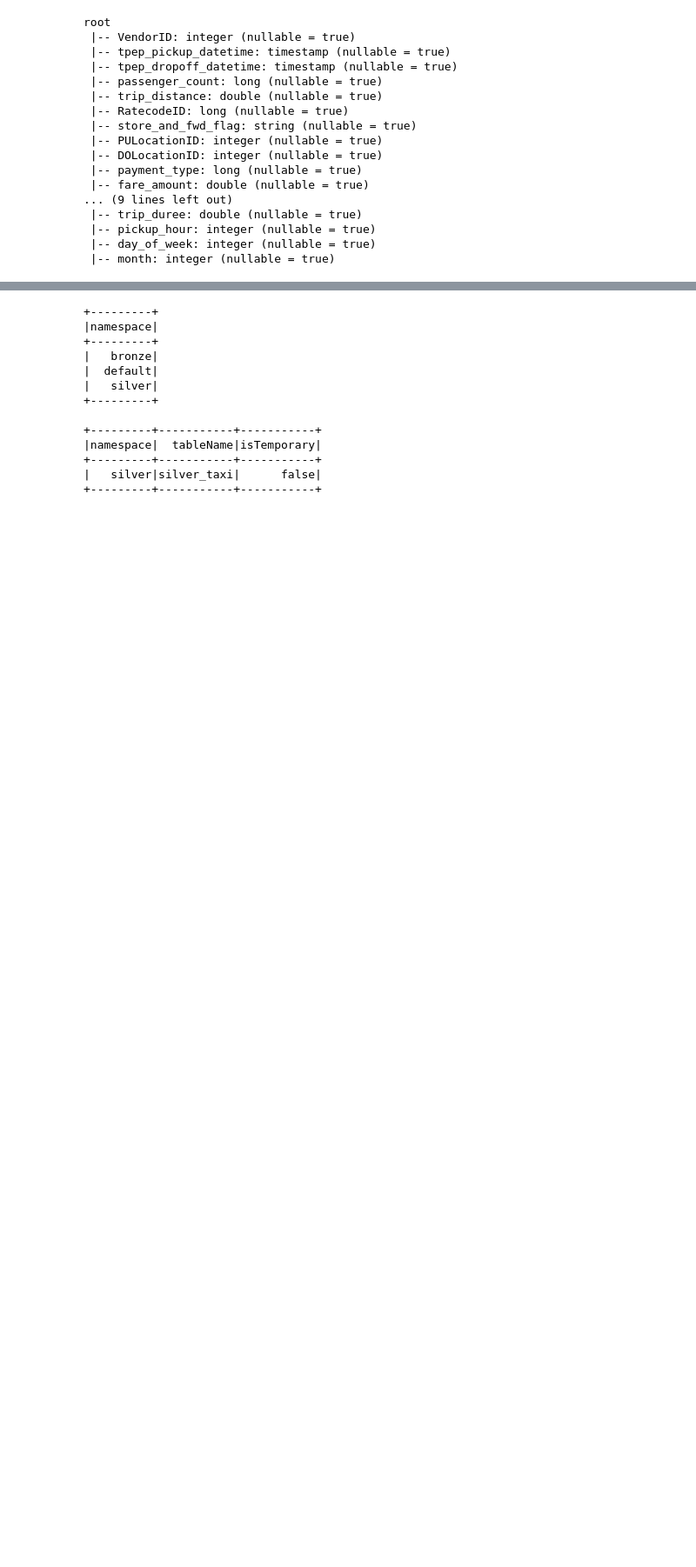
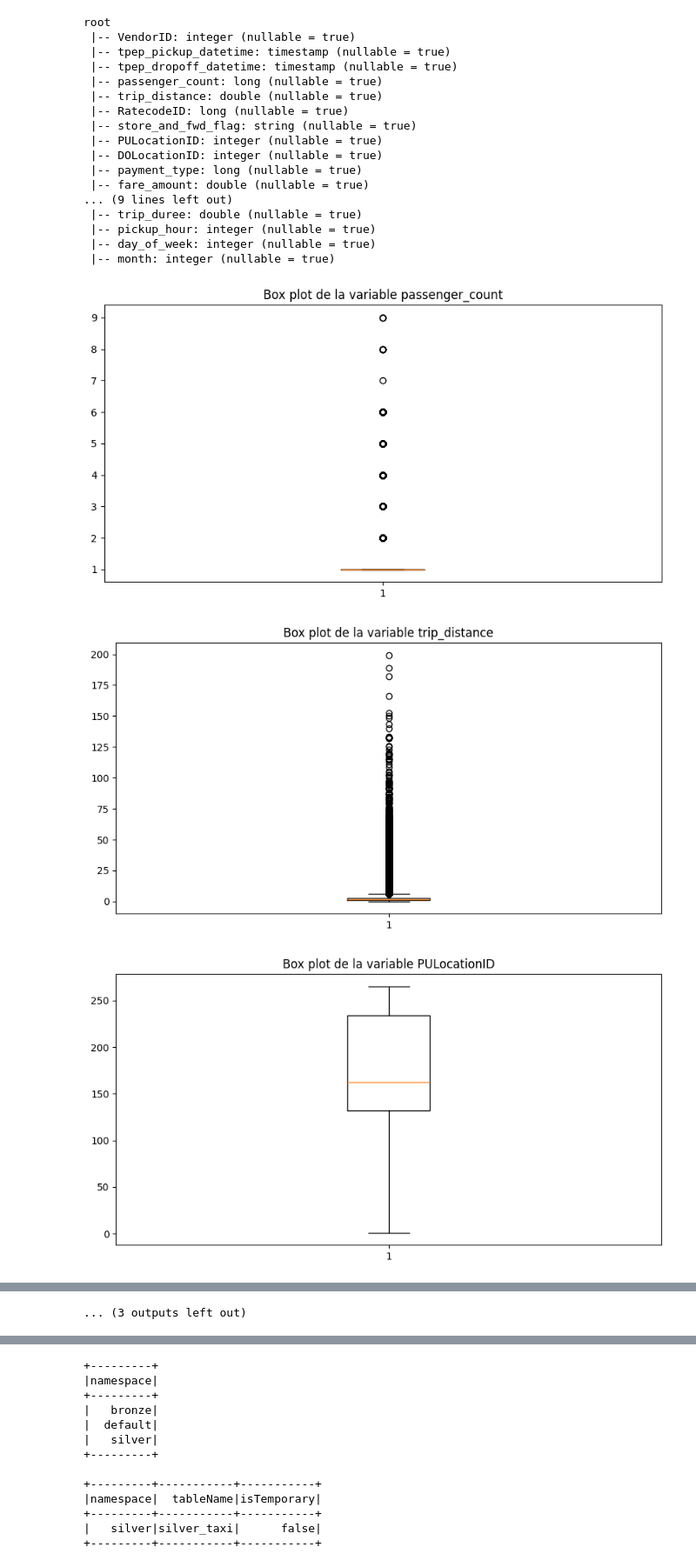
Before and after one commit to khadija199904/Urban-ETA-Prediction-Platform, a Jupyter notebook: main.ipynb, the cells around one changed output, grey strips where cells are left out. Shown at 87% size. Drawn from its saved outputs; the diff is of its cells as text; code cells hidden in the pictures; blank space fills up the shorter version.

```diff
--- a/main.ipynb
+++ b/main.ipynb
@@ -317,7 +330,7 @@ silver_df.filter(
 #### Features temporelles
 # %%
 # Convertir les donnes de colonne tpep_pickup_datetime en timestamp
-silver_df = silver_df.withColumn(
+silver_df_new = silver_df_fil.withColumn(
     "tpep_pickup_datetime",
     col("tpep_pickup_datetime").cast("timestamp")
 ).withColumn(
@@ -325,7 +338,7 @@ silver_df = silver_df.withColumn(
     col("tpep_dropoff_datetime").cast("timestamp")
 )
 
-silver_df.printSchema()
+silver_df_new.printSchema()
 # %% [output]
 root
  |-- VendorID: integer (nullable = true)
@@ -347,7 +360,7 @@ root
 # %%
 from pyspark.sql.functions import hour, dayofweek, month
 
-silver_df = silver_df.withColumn("pickup_hour", hour(col("tpep_pickup_datetime"))) \
+silver_df_new = silver_df_new.withColumn("pickup_hour", hour(col("tpep_pickup_datetime"))) \
                      .withColumn("day_of_week", dayofweek(col("tpep_pickup_datetime"))) \
                      .withColumn("month", month(col("tpep_pickup_datetime")))
 # %%
@@ -395,3 +401,39 @@ root
  |-- pickup_hour: integer (nullable = true)
  |-- day_of_week: integer (nullable = true)
  |-- month: integer (nullable = true)
+# %%
+
+numeric_cols = [
+    "passenger_count",
+    "trip_distance",
+    "PULocationID",
+    "DOLocationID",
+    "fare_amount",
+    "extra",
+    "mta_tax",
+    "tip_amount",
+    "tolls_amount",
+    "improvement_surcharge",
+    "total_amount",
+    "congestion_surcharge",
+    "Airport_fee",
+    "cbd_congestion_fee",
+    "trip_duree"
+]
+# %%
+import matplotlib.pyplot as plt
+
+def plot_boxplots(df, cols, figsize=(10, 5)):
+    df_p = df.select(numeric_cols).toPandas()
+
+    for c in cols:
+        plt.figure(figsize=figsize)
+        plt.boxplot(df_p[c])
+        plt.title(f"Box plot de la variable {c}")
+        plt.show()
+# %%
+plot_boxplots(silver_df_new, numeric_cols)
+# %% [output]
+[figure, added]
+[figure, added]
+[figure, added]
@@ -397,0 +449 @@ root
+... (3 outputs left out)
```
Also changed, not shown: parts of 47 cells of this notebook, 2 other files.
